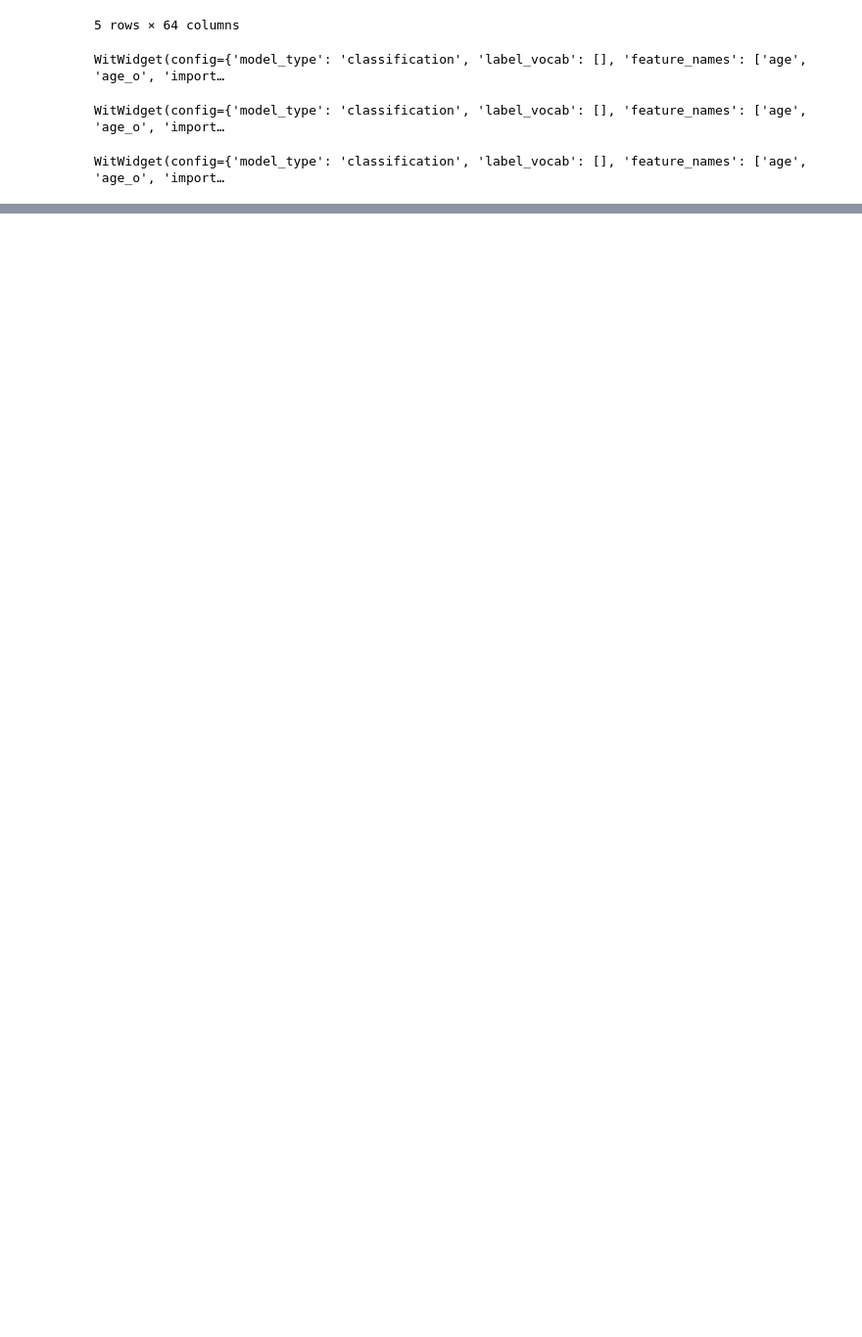
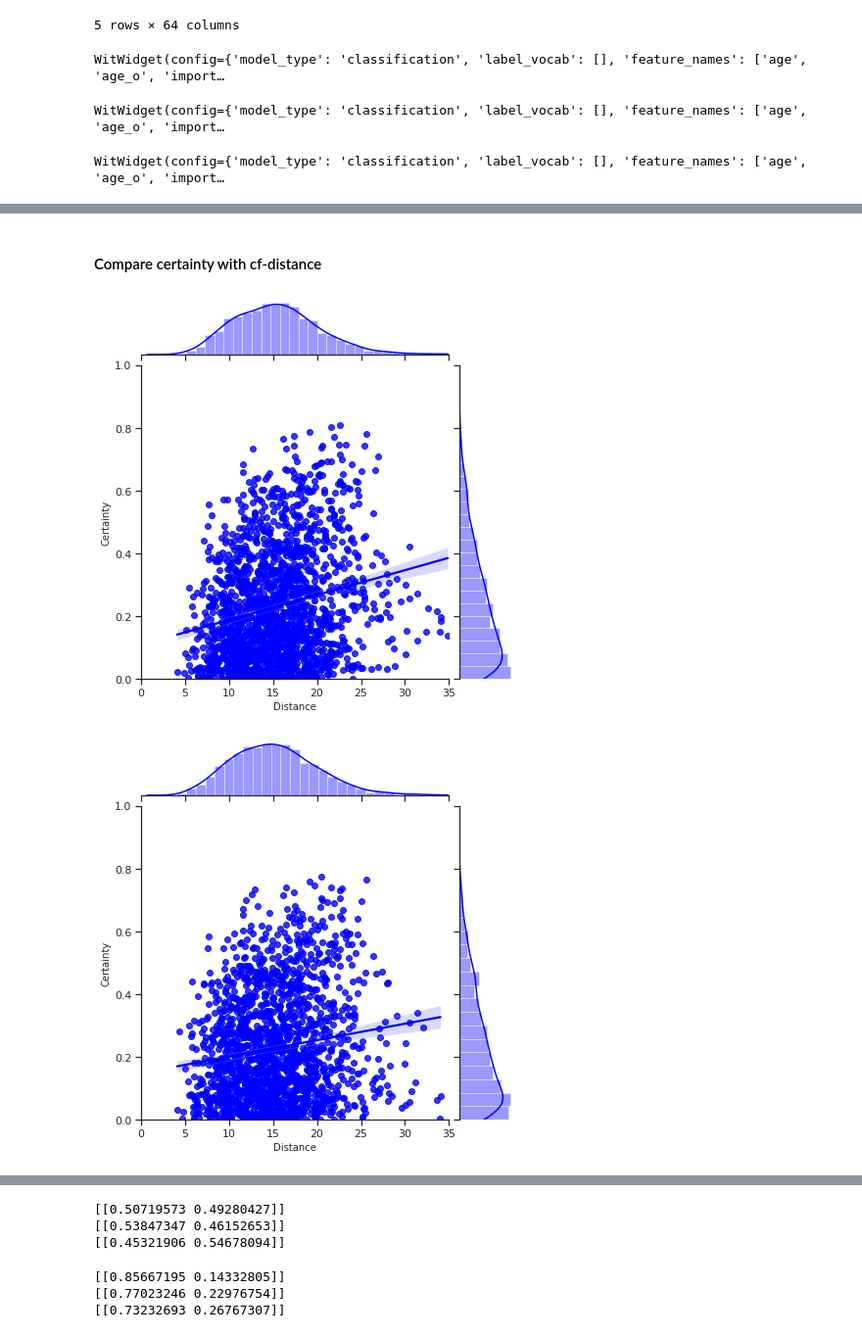
Before and after one commit to freecraver/ml_explainability, a Jupyter notebook: counterfactuals.ipynb, the cells around one changed output, grey strips where cells are left out. Shown: that part at 98% size. Cells and saved outputs as stored; diff of their text form; code cells hidden in the pictures; blank space fills up the shorter version.

```diff
--- a/counterfactuals.ipynb
+++ b/counterfactuals.ipynb
@@ -95,0 +160,9 @@ WitWidget(config={'model_type': 'classification', 'label_vocab': [], 'feature_na
+# %% [markdown]
+#### Compare certainty with cf-distance
+# %%
+sns.set(style="ticks")
+for i in range(6):
+    sns.jointplot(distances[i], certainties[i], kind='reg', xlim=(0, 35), ylim=(0,1), color='blue').set_axis_labels('Distance', 'Certainty', fontsize=10)
+# %% [output]
+[figure, added]
+[figure, added]
@@ -95,0 +173,14 @@ WitWidget(config={'model_type': 'classification', 'label_vocab': [], 'feature_na
+# %%
+for model in models:
+    print(model.predict_proba(X[3066:3067]))
+# %% [output]
+[[0.50719573 0.49280427]]
+[[0.53847347 0.46152653]]
+[[0.45321906 0.54678094]]
+# %%
+for model in bad_models:
+    print(model.predict_proba(X[3066:3067]))
+# %% [output]
+[[0.85667195 0.14332805]]
+[[0.77023246 0.22976754]]
+[[0.73232693 0.26767307]]
```
Also changed, not shown: parts of 15 cells of this notebook, 1 other file.
